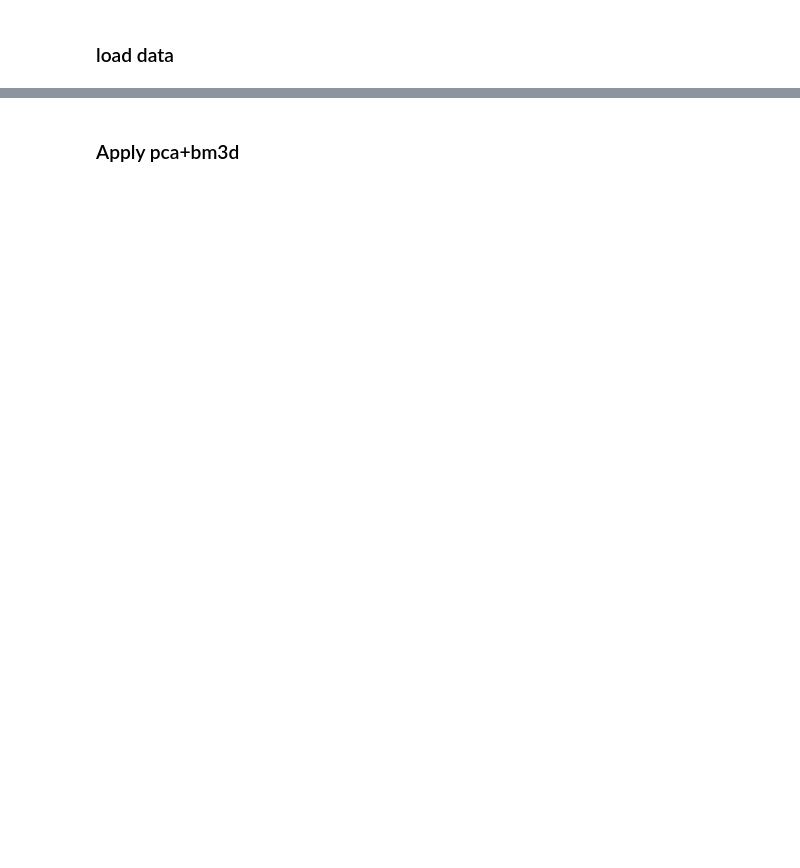
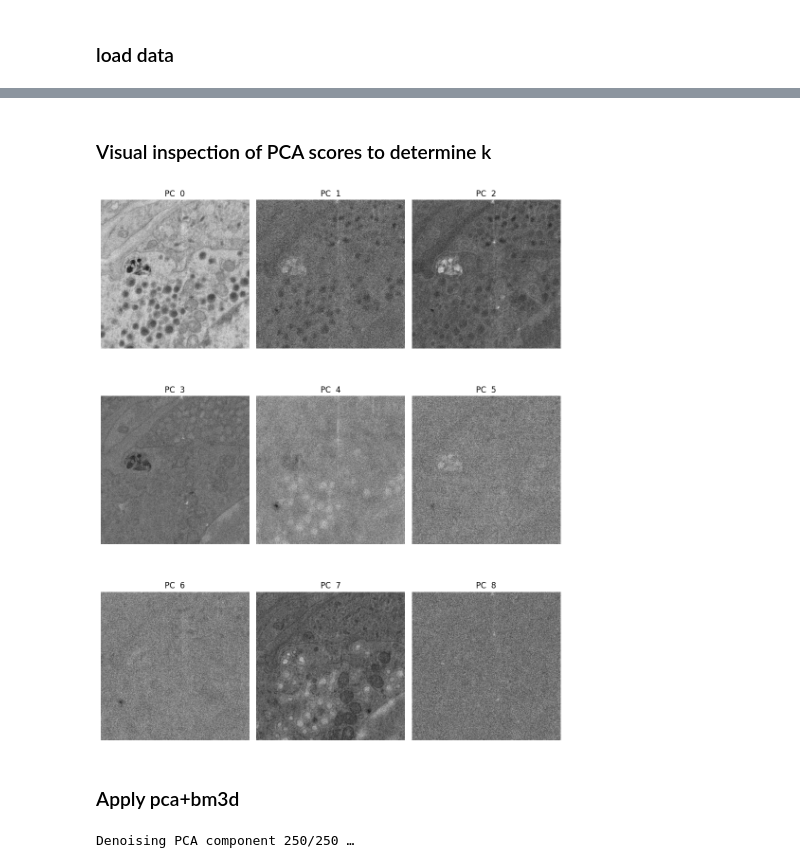
Before and after one commit to amjams/PreHyperspectralEDX, a Jupyter notebook: preprocessing_basic/04_projection_denosing.ipynb, the cells around one changed output, grey strips where cells are left out. Drawn from its saved outputs; the diff is of its cells as text; code cells hidden in the pictures; blank space fills up the shorter version.

```diff
--- a/preprocessing_basic/04_projection_denosing.ipynb
+++ b/preprocessing_basic/04_projection_denosing.ipynb
@@ -91,7 +102,26 @@ WARNING | RosettaSciIO | The file contains only one spectrum stream (rsciio.emd.
+# %% [markdown]
+### Visual inspection of PCA scores to determine k
+# %%
+pca_model = PCA(n_components=12)
+pca_scores = pca_model.fit_transform(tile.EDX_2D)
+pca_scores = pca_scores.reshape((tile.EDX_dim[0],tile.EDX_dim[1],12))
+# %%
+f, axs = plt.subplots(3,3, figsize=(10,13))
+for i, ax in enumerate(axs.flat):
+    ax.imshow(pca_scores[:,:,i],cmap='gray')
+    ax.set_title(f'PC %2d' % i)
+    ax.axis('off')
+plt.tight_layout()
+plt.show()
+# %% [output]
+[figure, added]
 # %% [markdown]
 ### Apply pca+bm3d
 # %%
-tile_pca_bm3d = tile.apply("PCA_bm3d", parameters={"k": 10, "sigma": 0.1},copy_instance=True)
+tile_pca_bm3d_1 = tile.apply("PCA_bm3d", parameters={"k": 1, "sigma": 0.2, "poisson": False},copy_instance=True)
+tile_pca_bm3d_2 = tile.apply("PCA_bm3d", parameters={"k": 1, "sigma": 0.2, "poisson": True},copy_instance=True)
+# %% [output]
+Denoising PCA component 250/250 …
 # %%
 # compute sil scores for both
 sil_img = sil_scores(tile.EDX, masks, metric='cosine')
```
Also changed, not shown: parts of 7 cells of this notebook, 7 other files.
